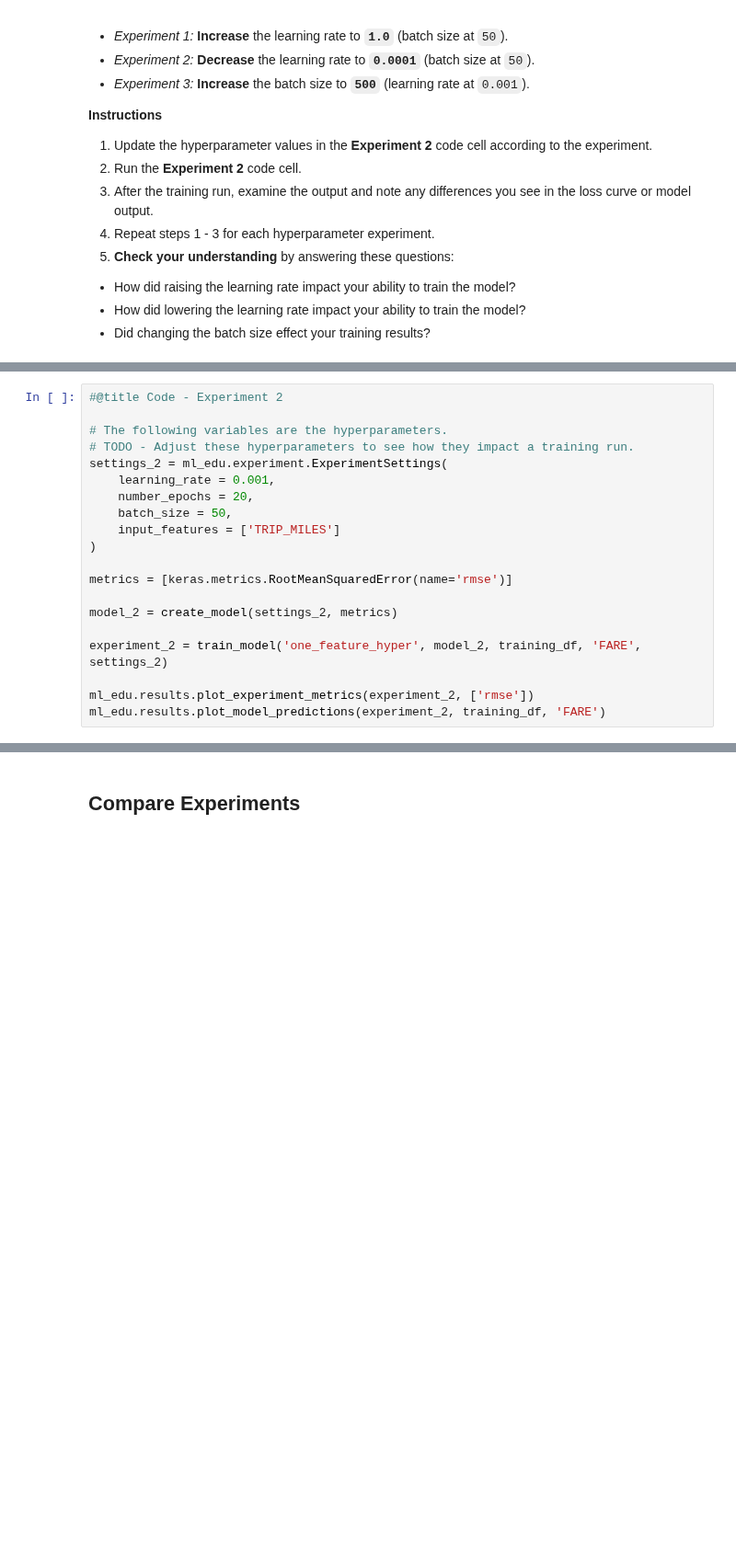
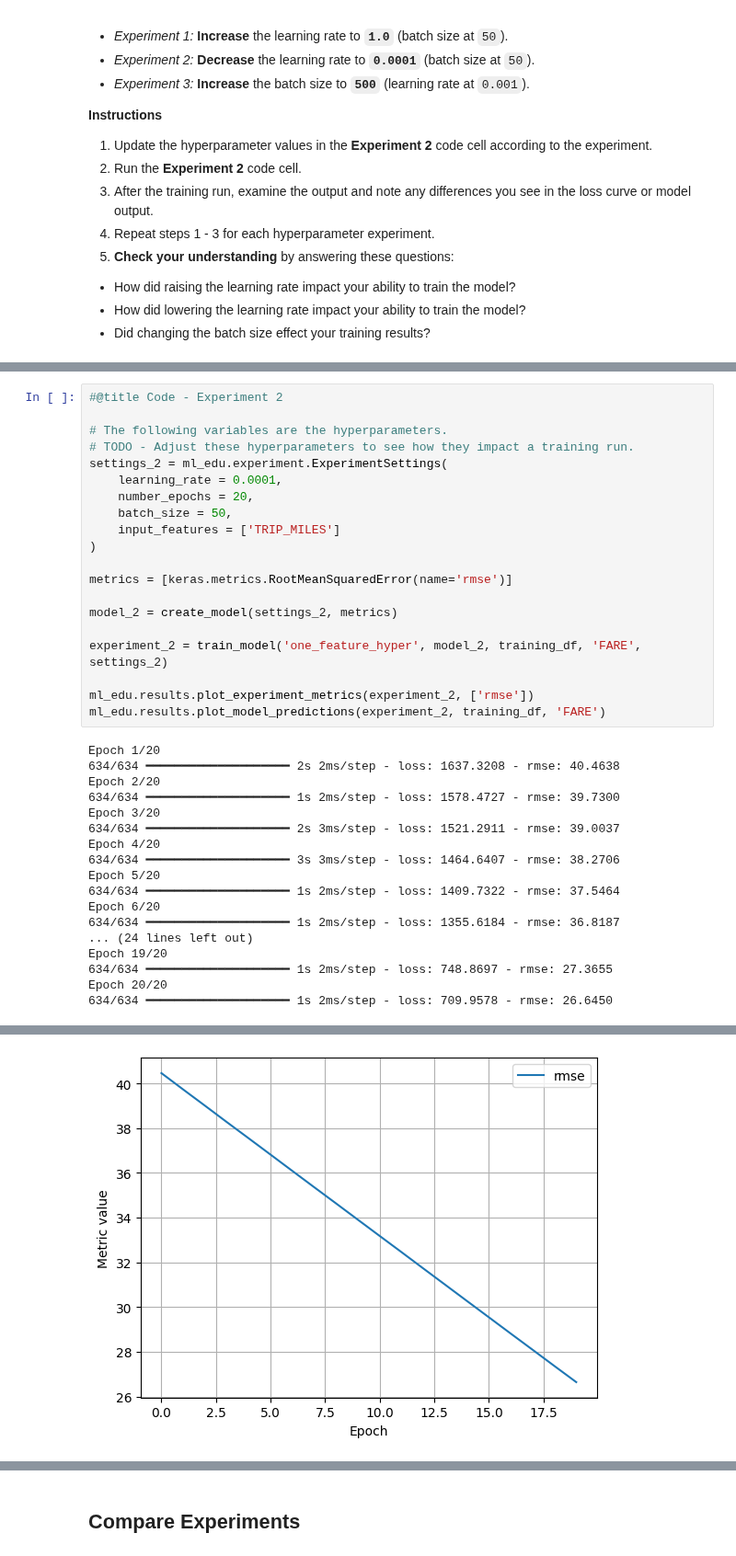
Before and after one commit to Ninja485/MLLearning, a Jupyter notebook: Google/ml/cc/exercises/linear_regression_taxi.ipynb, the cells around one changed output, grey strips where cells are left out. Shown at 92% size. Saved outputs shown, nothing was run; the diff lists cells and outputs as text; blank space fills up the shorter version.

```diff
--- a/Google/ml/cc/exercises/linear_regression_taxi.ipynb
+++ b/Google/ml/cc/exercises/linear_regression_taxi.ipynb
@@ -418,7 +506,7 @@ It is common with machine learning to run multiple experiments to find the best
 # The following variables are the hyperparameters.
 # TODO - Adjust these hyperparameters to see how they impact a training run.
 settings_2 = ml_edu.experiment.ExperimentSettings(
-    learning_rate = 0.001,
+    learning_rate = 0.0001,
     number_epochs = 20,
     batch_size = 50,
     input_features = ['TRIP_MILES']
@@ -432,3 +520,21 @@ experiment_2 = train_model('one_feature_hyper', model_2, training_df, 'FARE', se
 
 ml_edu.results.plot_experiment_metrics(experiment_2, ['rmse'])
 ml_edu.results.plot_model_predictions(experiment_2, training_df, 'FARE')
+# %% [output]
+Epoch 1/20
+634/634 ━━━━━━━━━━━━━━━━━━━━ 2s 2ms/step - loss: 1637.3208 - rmse: 40.4638
+Epoch 2/20
+634/634 ━━━━━━━━━━━━━━━━━━━━ 1s 2ms/step - loss: 1578.4727 - rmse: 39.7300
+Epoch 3/20
+634/634 ━━━━━━━━━━━━━━━━━━━━ 2s 3ms/step - loss: 1521.2911 - rmse: 39.0037
+Epoch 4/20
+634/634 ━━━━━━━━━━━━━━━━━━━━ 3s 3ms/step - loss: 1464.6407 - rmse: 38.2706
+Epoch 5/20
+634/634 ━━━━━━━━━━━━━━━━━━━━ 1s 2ms/step - loss: 1409.7322 - rmse: 37.5464
+Epoch 6/20
+634/634 ━━━━━━━━━━━━━━━━━━━━ 1s 2ms/step - loss: 1355.6184 - rmse: 36.8187
+... (24 lines left out)
+Epoch 19/20
+634/634 ━━━━━━━━━━━━━━━━━━━━ 1s 2ms/step - loss: 748.8697 - rmse: 27.3655
+Epoch 20/20
+634/634 ━━━━━━━━━━━━━━━━━━━━ 1s 2ms/step - loss: 709.9578 - rmse: 26.6450
@@ -434,0 +544 @@ ml_edu.results.plot_model_predictions(experiment_2, training_df, 'FARE')
+[figure, added]
```
Also changed, not shown: parts of 24 cells of this notebook.
